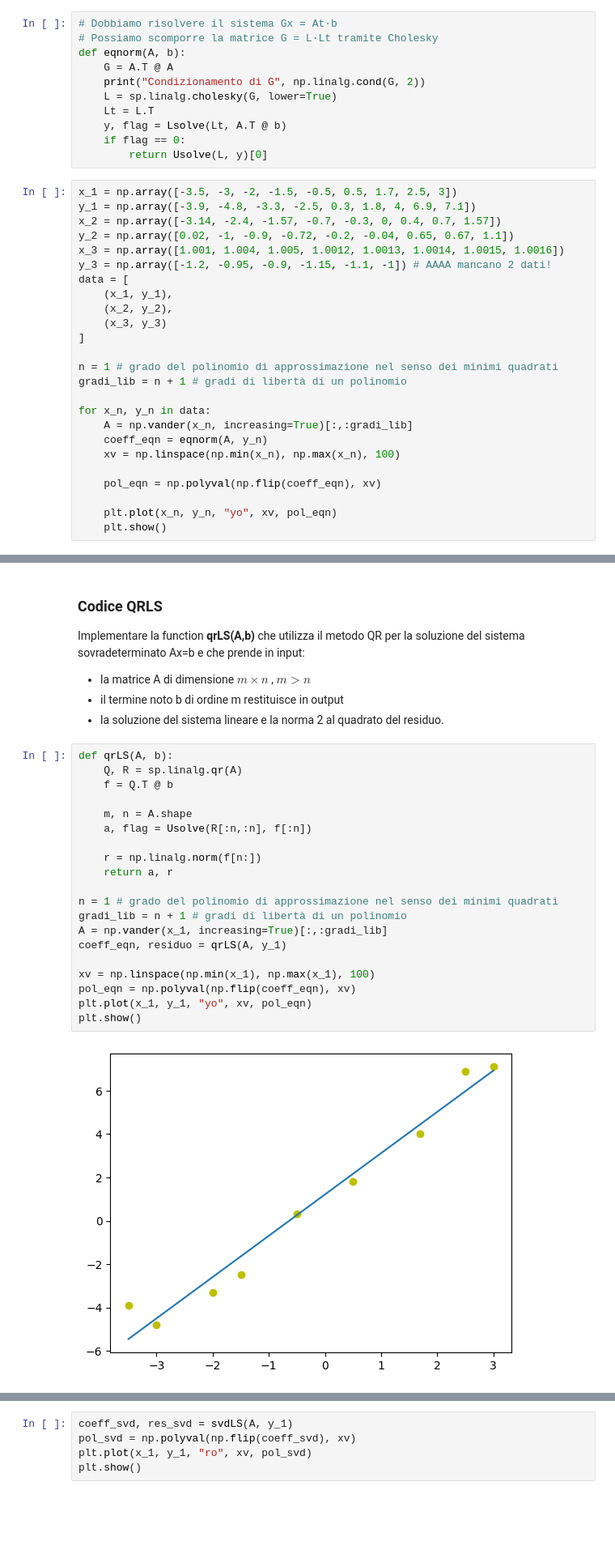
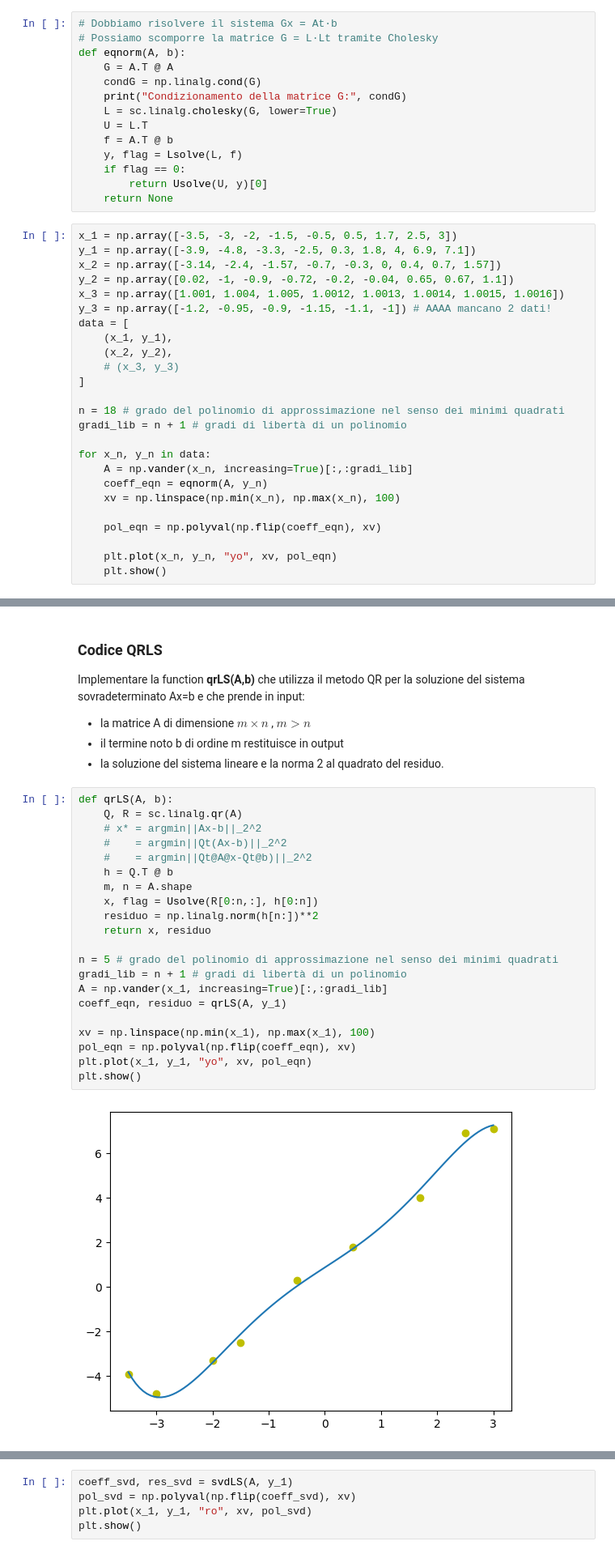
Before and after one commit to Nickolausen/unibo-metodi-numerici, a Jupyter notebook: lab12/ESercitazione_12.ipynb, the cells around one changed output, grey strips where cells are left out. Shown at 81% size. Drawn from its saved outputs; the diff is of its cells as text; blank space fills up the shorter version.

```diff
--- a/lab12/ESercitazione_12.ipynb
+++ b/lab12/ESercitazione_12.ipynb
@@ -20,12 +20,15 @@ restituisce in output
 # Possiamo scomporre la matrice G = L·Lt tramite Cholesky
 def eqnorm(A, b):
     G = A.T @ A
-    print("Condizionamento di G", np.linalg.cond(G, 2))
-    L = sp.linalg.cholesky(G, lower=True)
-    Lt = L.T
-    y, flag = Lsolve(Lt, A.T @ b)
+    condG = np.linalg.cond(G)
+    print("Condizionamento della matrice G:", condG)
+    L = sc.linalg.cholesky(G, lower=True)
+    U = L.T
+    f = A.T @ b
+    y, flag = Lsolve(L, f)
     if flag == 0:
-        return Usolve(L, y)[0]
+        return Usolve(U, y)[0]
+    return None
 # %%
 x_1 = np.array([-3.5, -3, -2, -1.5, -0.5, 0.5, 1.7, 2.5, 3])
 y_1 = np.array([-3.9, -4.8, -3.3, -2.5, 0.3, 1.8, 4, 6.9, 7.1])
@@ -36,10 +39,10 @@ y_3 = np.array([-1.2, -0.95, -0.9, -1.15, -1.1, -1]) # AAAA mancano 2 dati!
 data = [
     (x_1, y_1),
     (x_2, y_2),
-    (x_3, y_3)
+    # (x_3, y_3)
 ]
 
-n = 1 # grado del polinomio di approssimazione nel senso dei minimi quadrati
+n = 18 # grado del polinomio di approssimazione nel senso dei minimi quadrati
 gradi_lib = n + 1 # gradi di libertà di un polinomio
 
 for x_n, y_n in data:
@@ -67,26 +68,27 @@ restituisce in output
 - la soluzione del sistema lineare e la norma 2 al quadrato del residuo.
 # %%
 def qrLS(A, b):
-    Q, R = sp.linalg.qr(A)
-    f = Q.T @ b
+    Q, R = sc.linalg.qr(A)
+    # x* = argmin||Ax-b||_2^2
+    #    = argmin||Qt(Ax-b)||_2^2
+    #    = argmin||Qt@A@x-Qt@b)||_2^2
+    h = Q.T @ b
+    m, n = A.shape
+    x, flag = Usolve(R[0:n,:], h[0:n])
+    residuo = np.linalg.norm(h[n:])**2
+    return x, residuo
 
-    m, n = A.shape
-    a, flag = Usolve(R[:n,:n], f[:n])
-
-    r = np.linalg.norm(f[n:])
-    return a, r
-
-n = 1 # grado del polinomio di approssimazione nel senso dei minimi quadrati
+n = 5 # grado del polinomio di approssimazione nel senso dei minimi quadrati
 gradi_lib = n + 1 # gradi di libertà di un polinomio
 A = np.vander(x_1, increasing=True)[:,:gradi_lib]
 coeff_eqn, residuo = qrLS(A, y_1)
 
 xv = np.linspace(np.min(x_1), np.max(x_1), 100)
 pol_eqn = np.polyval(np.flip(coeff_eqn), xv)
 plt.plot(x_1, y_1, "yo", xv, pol_eqn)
 plt.show()
 # %% [output]
-[figure, old version]
+[figure, new version]
 # %% [markdown]
 ### Codice SVDLS
 Implementare la function  **svdLS(A,b)** che utilizza  il metodo SVD per la soluzione del sistema sovradeterminato Ax=b e che prende in input:
```
Also changed, not shown: parts of 2 cells of this notebook, 4 other files.
